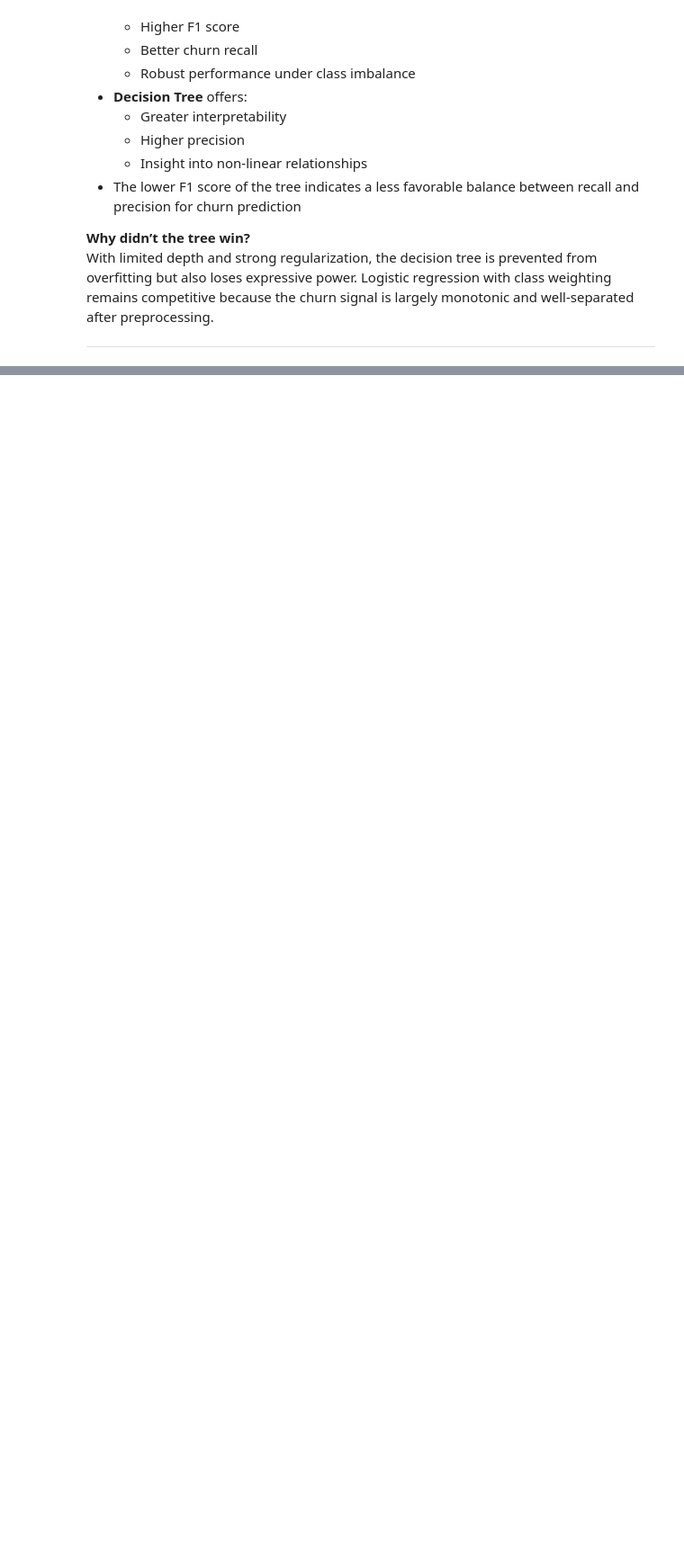
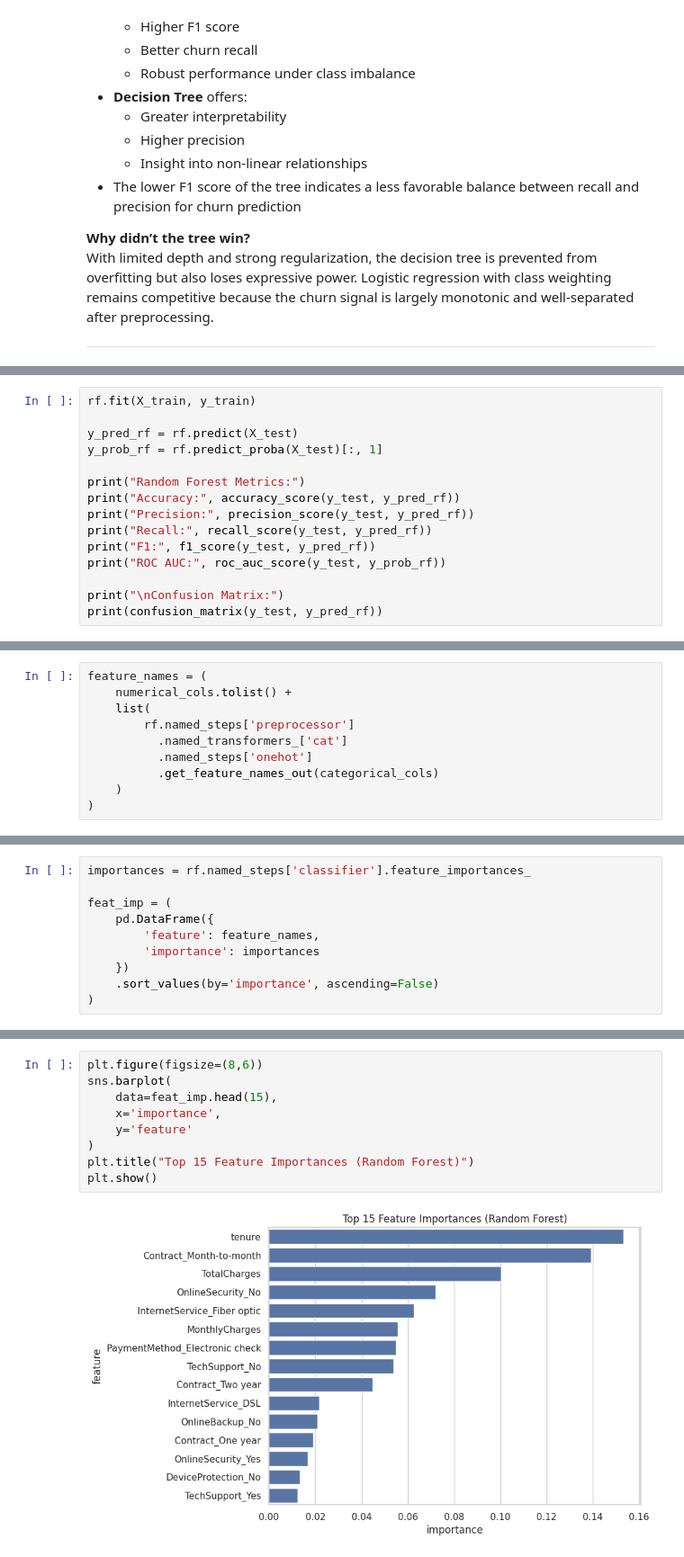
Before and after one commit to nilot-pal/churn-prediction, a Jupyter notebook: notebooks/01_eda.ipynb, the cells around one changed output, grey strips where cells are left out. Shown at 90% size. Cells and saved outputs as stored; diff of their text form; blank space fills up the shorter version.

Commit message:
Day 5: random forest model and feature importance analysis

```diff
--- a/notebooks/01_eda.ipynb
+++ b/notebooks/01_eda.ipynb
@@ -694,0 +727,15 @@ With limited depth and strong regularization, the decision tree is prevented fro
+# %%
+rf.fit(X_train, y_train)
+
+y_pred_rf = rf.predict(X_test)
+y_prob_rf = rf.predict_proba(X_test)[:, 1]
+
+print("Random Forest Metrics:")
+print("Accuracy:", accuracy_score(y_test, y_pred_rf))
+print("Precision:", precision_score(y_test, y_pred_rf))
+print("Recall:", recall_score(y_test, y_pred_rf))
+print("F1:", f1_score(y_test, y_pred_rf))
+print("ROC AUC:", roc_auc_score(y_test, y_prob_rf))
+
+print("\nConfusion Matrix:")
+print(confusion_matrix(y_test, y_pred_rf))
@@ -694,0 +892,10 @@ With limited depth and strong regularization, the decision tree is prevented fro
+# %%
+feature_names = (
+    numerical_cols.tolist() +
+    list(
+        rf.named_steps['preprocessor']
+          .named_transformers_['cat']
+          .named_steps['onehot']
+          .get_feature_names_out(categorical_cols)
+    )
+)
@@ -694,0 +904,10 @@ With limited depth and strong regularization, the decision tree is prevented fro
+# %%
+importances = rf.named_steps['classifier'].feature_importances_
+
+feat_imp = (
+    pd.DataFrame({
+        'feature': feature_names,
+        'importance': importances
+    })
+    .sort_values(by='importance', ascending=False)
+)
@@ -694,0 +916,11 @@ With limited depth and strong regularization, the decision tree is prevented fro
+# %%
+plt.figure(figsize=(8,6))
+sns.barplot(
+    data=feat_imp.head(15),
+    x='importance',
+    y='feature'
+)
+plt.title("Top 15 Feature Importances (Random Forest)")
+plt.show()
+# %% [output]
+[figure, added]
```
Also changed, not shown: parts of 36 cells of this notebook.
